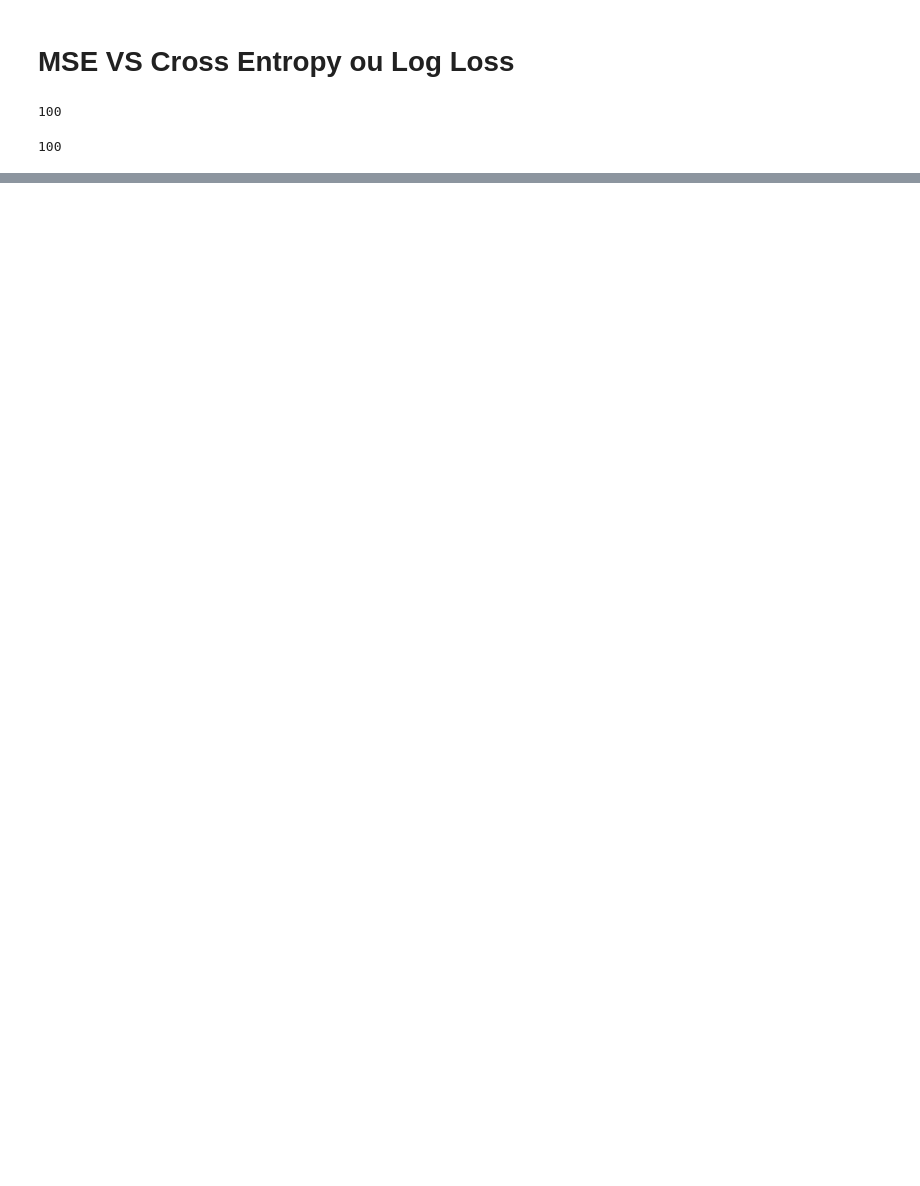
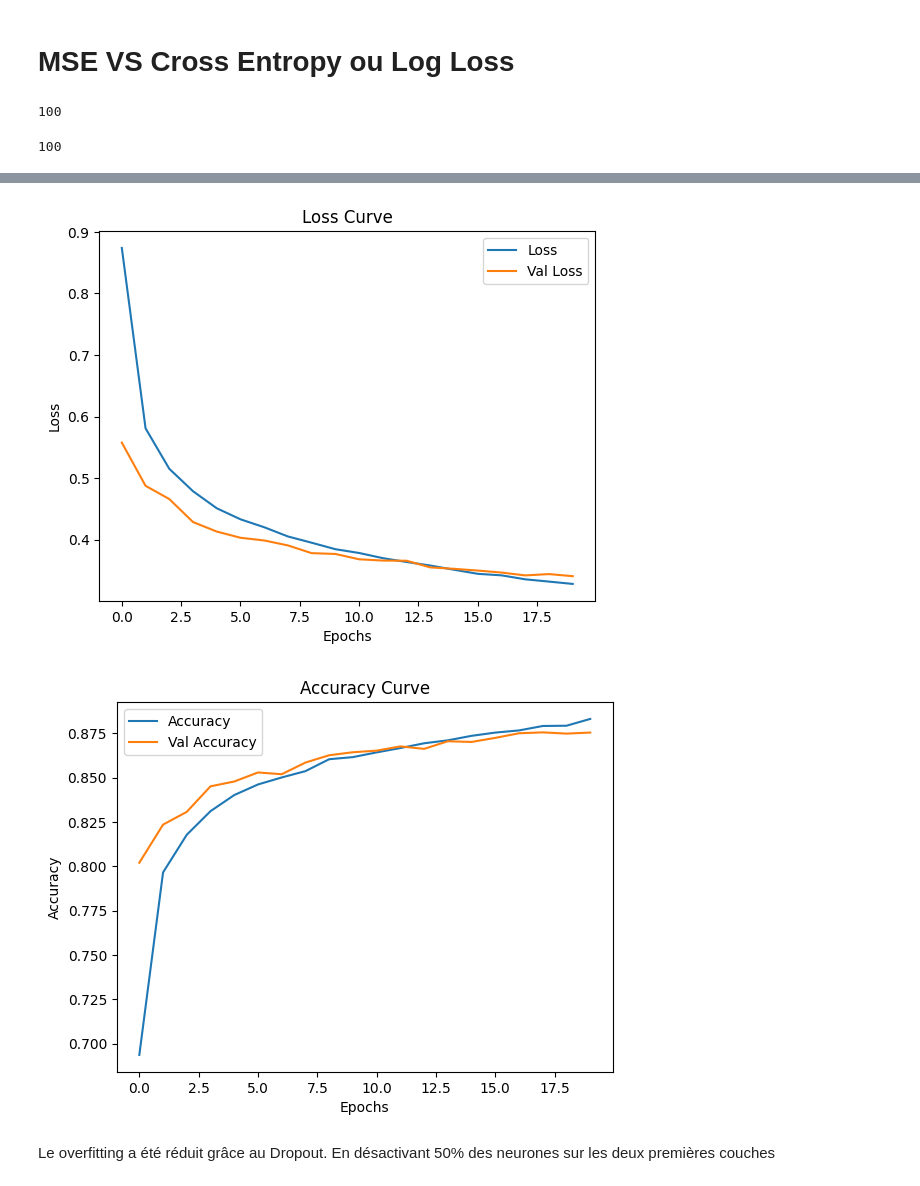
Before and after one commit to The237/DeepLearningCourses, a Jupyter notebook: 03_01_Deep_Learning_pour_la_classification.ipynb, the cells around one changed output, grey strips where cells are left out. Cells and saved outputs as stored; diff of their text form; code cells hidden in the pictures; blank space fills up the shorter version.

```diff
--- a/03_01_Deep_Learning_pour_la_classification.ipynb
+++ b/03_01_Deep_Learning_pour_la_classification.ipynb
@@ -157,0 +328,12 @@ plt.show()
+# %%
+model_dropout = Sequential([
+    Dense(units = 784, activation = "relu"),
+    Dropout(.5),
+    Dense(units = 128, activation = "relu"),
+    Dropout(.3),
+    Dense(units = 10, activation = "softmax")
+  ]
+)
+
+model_dropout.compile(loss = "categorical_crossentropy", optimizer = SGD(learning_rate = .01), metrics = ["accuracy"])
+h = model_dropout.fit(flat_training_images, training_labels, epochs = 20, validation_data=(flat_test_images,test_labels))
@@ -157,0 +358,8 @@ plt.show()
+# %%
+plot_loss_curve(h.history)
+plot_accuracy_curve(h.history)
+# %% [output]
+[figure, added]
+[figure, added]
+# %% [markdown]
+Le overfitting a été réduit grâce au Dropout. En désactivant 50% des neurones sur les deux premières couches
```
Also changed, not shown: parts of 48 cells of this notebook.
